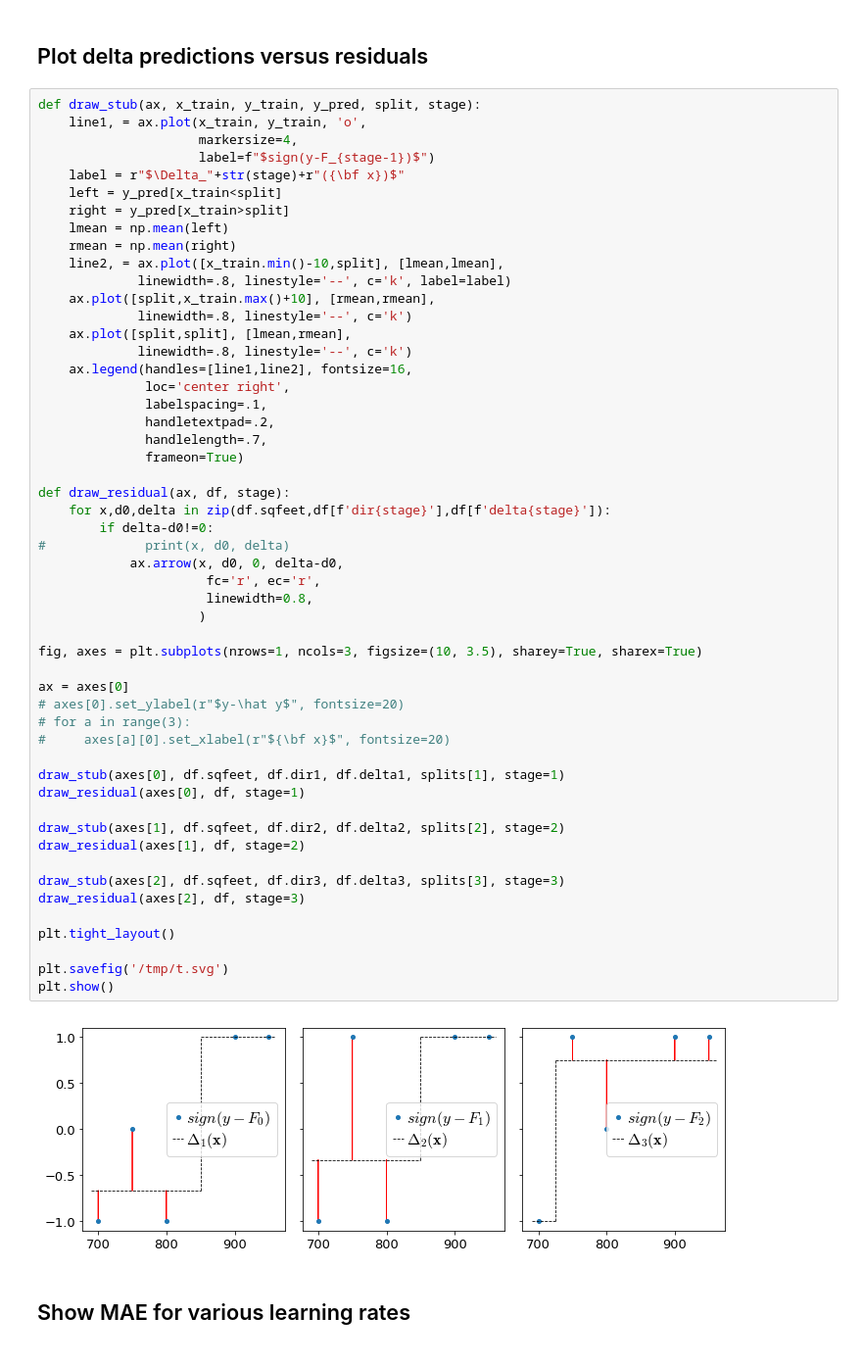
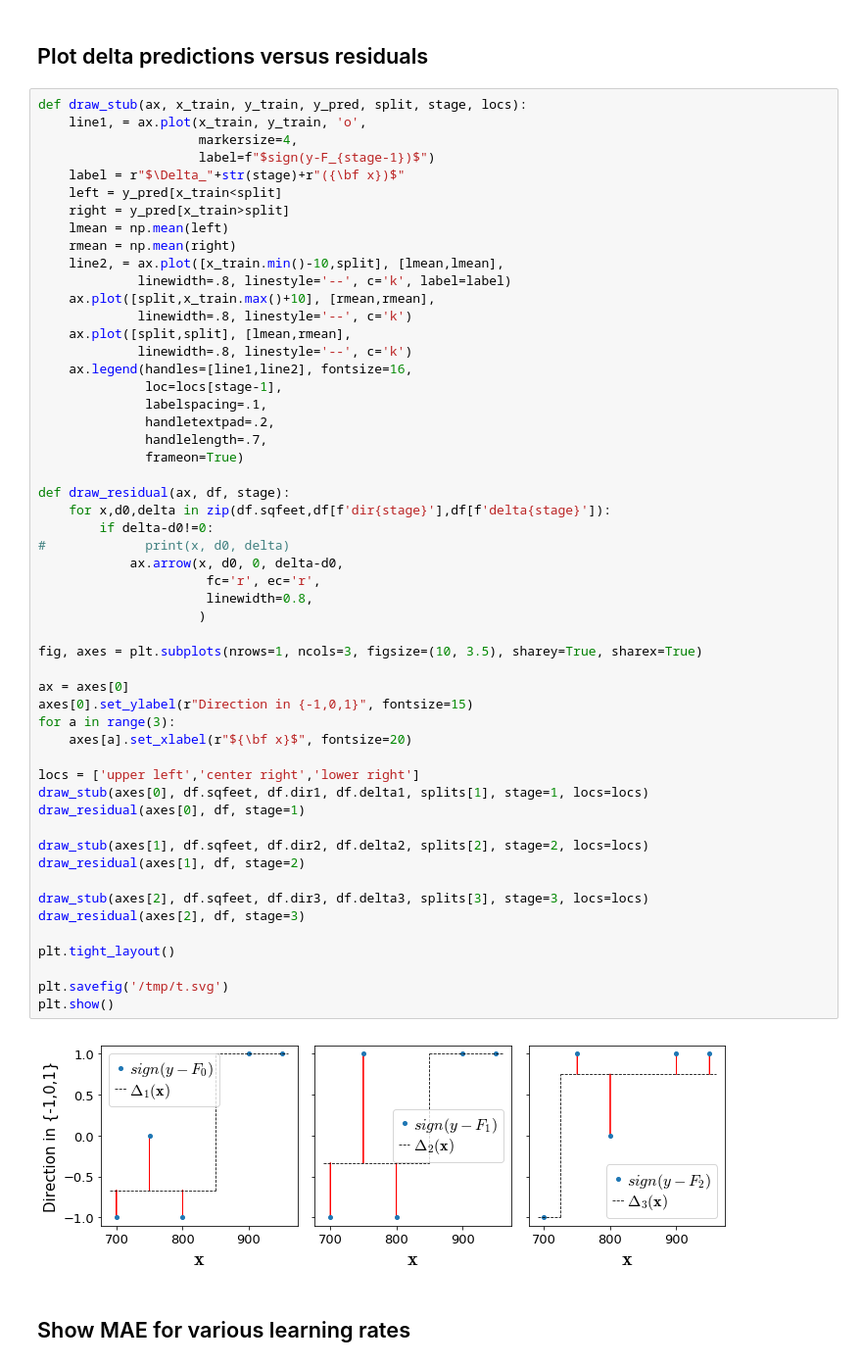
Before and after one commit to parrt/ml-articles, a Jupyter notebook: gradient-boosting/notebooks/dev-mae.ipynb, the cells around one changed output. Shown at 98% size. Drawn from its saved outputs; the diff is of its cells as text.

```diff
--- a/gradient-boosting/notebooks/dev-mae.ipynb
+++ b/gradient-boosting/notebooks/dev-mae.ipynb
@@ -174,7 +177,7 @@ plt.show()
 # %% [markdown]
 ## Plot delta predictions versus residuals
 # %%
-def draw_stub(ax, x_train, y_train, y_pred, split, stage):
+def draw_stub(ax, x_train, y_train, y_pred, split, stage, locs):
     line1, = ax.plot(x_train, y_train, 'o',
                      markersize=4,
                      label=f"$sign(y-F_{stage-1})$")
@@ -190,43 +193,44 @@ def draw_stub(ax, x_train, y_train, y_pred, split, stage):
     ax.plot([split,split], [lmean,rmean],
              linewidth=.8, linestyle='--', c='k')
     ax.legend(handles=[line1,line2], fontsize=16,
-              loc='center right',
+              loc=locs[stage-1],
               labelspacing=.1,
               handletextpad=.2,
               handlelength=.7,
               frameon=True)
 
 def draw_residual(ax, df, stage):
     for x,d0,delta in zip(df.sqfeet,df[f'dir{stage}'],df[f'delta{stage}']):
         if delta-d0!=0:
 #             print(x, d0, delta)
             ax.arrow(x, d0, 0, delta-d0,
                       fc='r', ec='r',
                       linewidth=0.8,
                      )
 
 fig, axes = plt.subplots(nrows=1, ncols=3, figsize=(10, 3.5), sharey=True, sharex=True)
 
 ax = axes[0]
-# axes[0].set_ylabel(r"$y-\hat y$", fontsize=20)
-# for a in range(3):
-#     axes[a][0].set_xlabel(r"${\bf x}$", fontsize=20)
+axes[0].set_ylabel(r"Direction in {-1,0,1}", fontsize=15)
+for a in range(3):
+    axes[a].set_xlabel(r"${\bf x}$", fontsize=20)
 
-draw_stub(axes[0], df.sqfeet, df.dir1, df.delta1, splits[1], stage=1)
+locs = ['upper left','center right','lower right']
+draw_stub(axes[0], df.sqfeet, df.dir1, df.delta1, splits[1], stage=1, locs=locs)
 draw_residual(axes[0], df, stage=1)
 
-draw_stub(axes[1], df.sqfeet, df.dir2, df.delta2, splits[2], stage=2)
+draw_stub(axes[1], df.sqfeet, df.dir2, df.delta2, splits[2], stage=2, locs=locs)
 draw_residual(axes[1], df, stage=2)
 
-draw_stub(axes[2], df.sqfeet, df.dir3, df.delta3, splits[3], stage=3)
+draw_stub(axes[2], df.sqfeet, df.dir3, df.delta3, splits[3], stage=3, locs=locs)
 draw_residual(axes[2], df, stage=3)
 
 plt.tight_layout()
 
 plt.savefig('/tmp/t.svg')
 plt.show()
 # %% [output]
-[figure, old version]
+[figure, new version]
 # %% [markdown]
 ## Show MAE for various learning rates
 # %%
```
Also changed, not shown: parts of 2 cells of this notebook.
